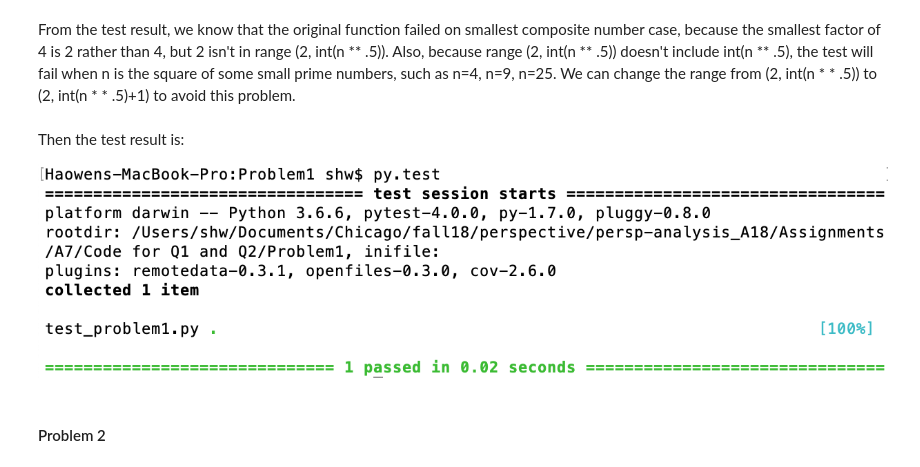
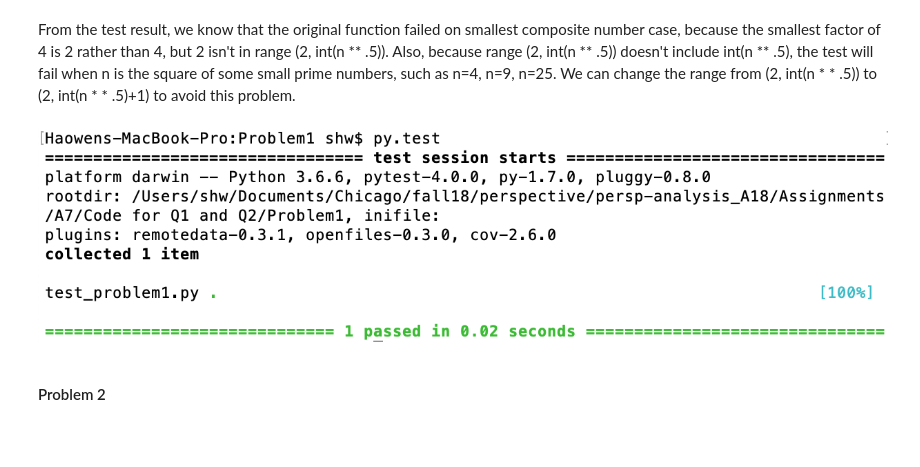
Before and after one commit to HaowenShang/persp-analysis_A18, a Jupyter notebook: Assignments/A7/Question1&Question2.ipynb, the cells around one changed output. Saved outputs shown, nothing was run; the diff lists cells and outputs as text; code cells hidden in the pictures; blank space fills up the shorter version.

```diff
--- a/Assignments/A7/Question1&Question2.ipynb
+++ b/Assignments/A7/Question1&Question2.ipynb
@@ -46,9 +48,11 @@ def smallest_factor(n):
     for i in range(2, int(n**.5) + 1):
         if n % i == 0: return i
     return n
-# %% [markdown]
-Then the test result is:
-
-![Problem1-2.png](attachment:Problem1-2.png)
+# %%
+# The test result is:
+from IPython.display import Image
+Image (filename="Problem1-2.png")
+# %% [output]
+[figure, added]
 # %% [markdown]
 #### Problem 2
```
Also changed, not shown: parts of 13 cells of this notebook, 8 other files.
